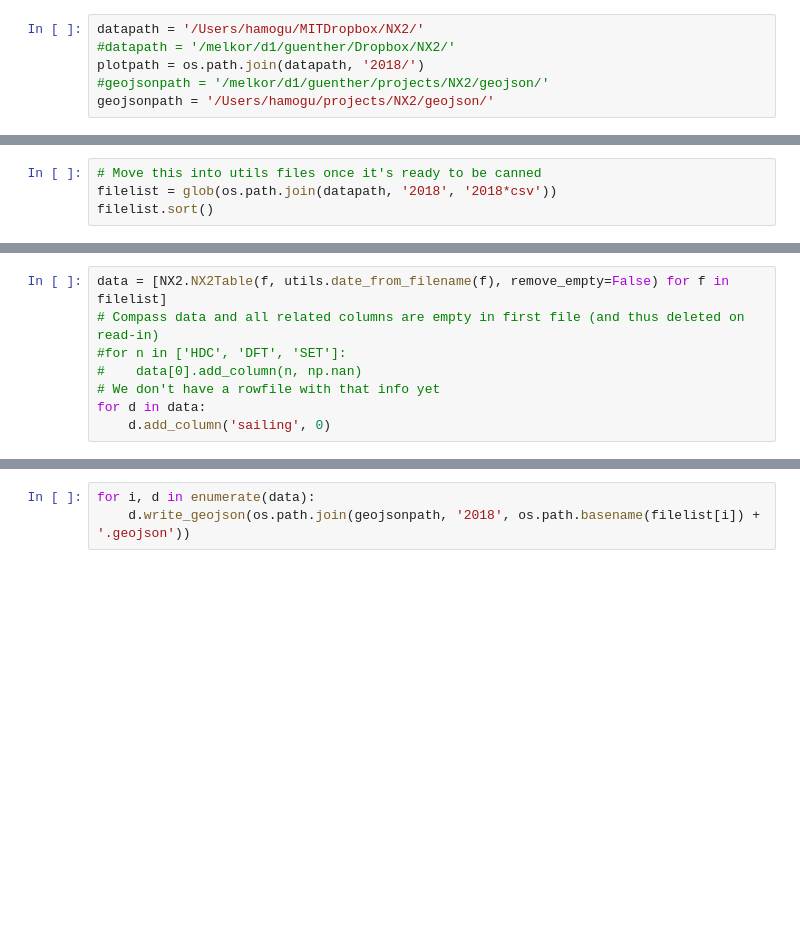
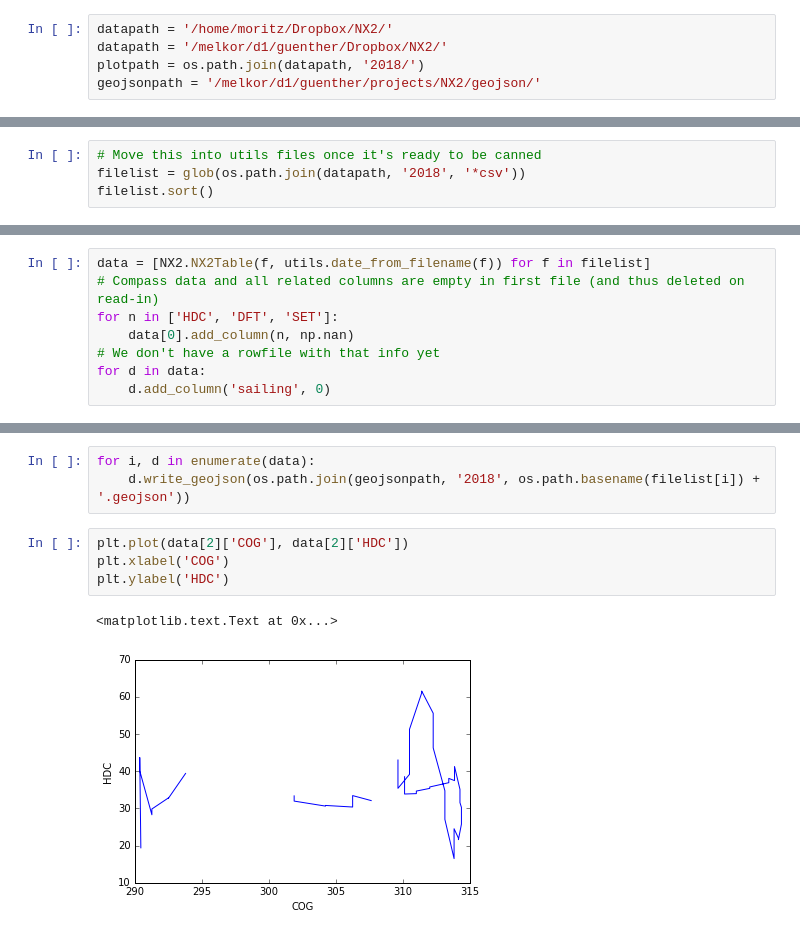
Before and after one commit to Roemerschiff/NX2, a Jupyter notebook: 2018.ipynb, the cells around one changed output, grey strips where cells are left out. Drawn from its saved outputs; the diff is of its cells as text; blank space fills up the shorter version.

```diff
--- a/2018.ipynb
+++ b/2018.ipynb
@@ -21,8 +19,7 @@ import utils
 
 ENTWURF = False
 # %%
-datapath = '/Users/hamogu/MITDropbox/NX2/'
-#datapath = '/melkor/d1/guenther/Dropbox/NX2/'
+datapath = '/home/moritz/Dropbox/NX2/'
+datapath = '/melkor/d1/guenther/Dropbox/NX2/'
 plotpath = os.path.join(datapath, '2018/')
-#geojsonpath = '/melkor/d1/guenther/projects/NX2/geojson/'
-geojsonpath = '/Users/hamogu/projects/NX2/geojson/'
+geojsonpath = '/melkor/d1/guenther/projects/NX2/geojson/'
@@ -29,4 +28,4 @@ geojsonpath = '/Users/hamogu/projects/NX2/geojson/'
 # %%
 # Move this into utils files once it's ready to be canned
-filelist = glob(os.path.join(datapath, '2018', '2018*csv'))
+filelist = glob(os.path.join(datapath, '2018', '*csv'))
 filelist.sort()
@@ -33,8 +46,8 @@ filelist.sort()
 # %%
-data = [NX2.NX2Table(f, utils.date_from_filename(f), remove_empty=False) for f in filelist]
+data = [NX2.NX2Table(f, utils.date_from_filename(f)) for f in filelist]
 # Compass data and all related columns are empty in first file (and thus deleted on read-in)
-#for n in ['HDC', 'DFT', 'SET']:
-#    data[0].add_column(n, np.nan)
+for n in ['HDC', 'DFT', 'SET']:
+    data[0].add_column(n, np.nan)
 # We don't have a rowfile with that info yet
 for d in data:
     d.add_column('sailing', 0)
@@ -97,3 +115,10 @@ for d in data:
 # %%
 for i, d in enumerate(data):
     d.write_geojson(os.path.join(geojsonpath, '2018', os.path.basename(filelist[i]) + '.geojson'))
+# %%
+plt.plot(data[2]['COG'], data[2]['HDC'])
+plt.xlabel('COG')
+plt.ylabel('HDC')
+# %% [output]
+<matplotlib.text.Text at 0x...>
+[figure, added]
```
Also changed, not shown: parts of 40 cells of this notebook, 2 other files.
